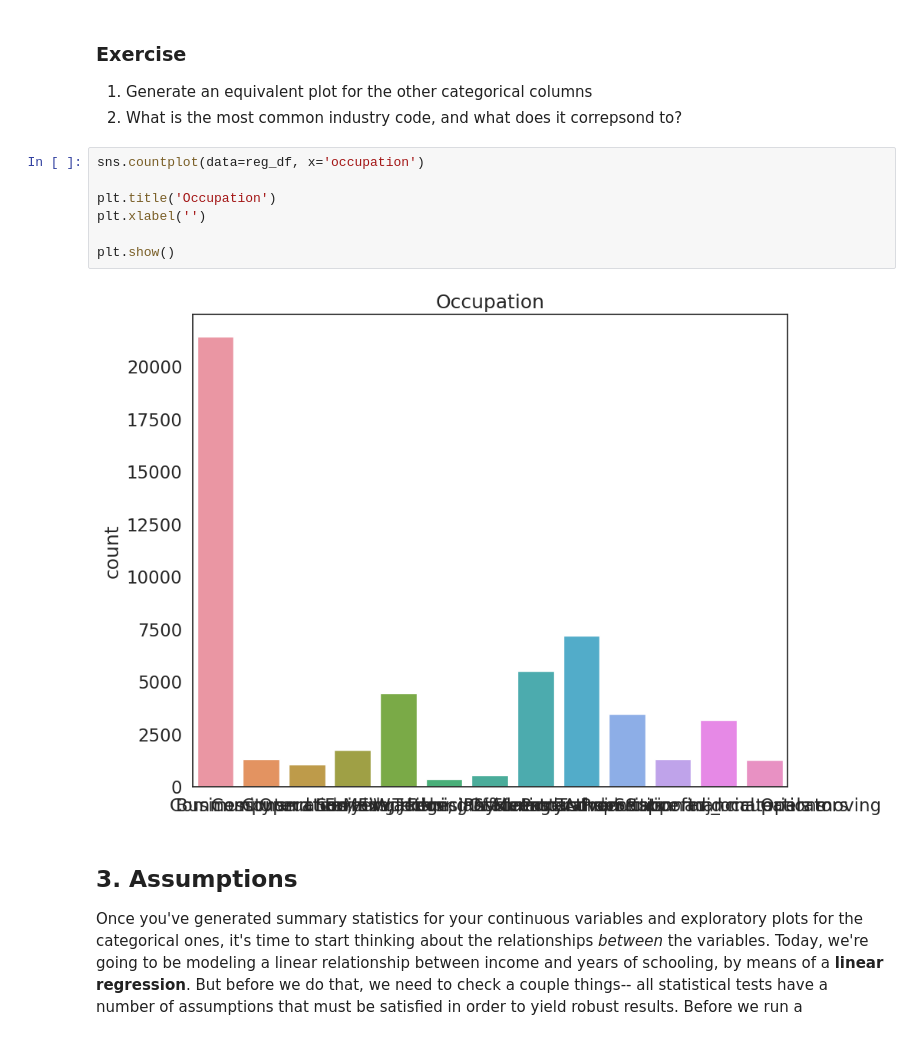
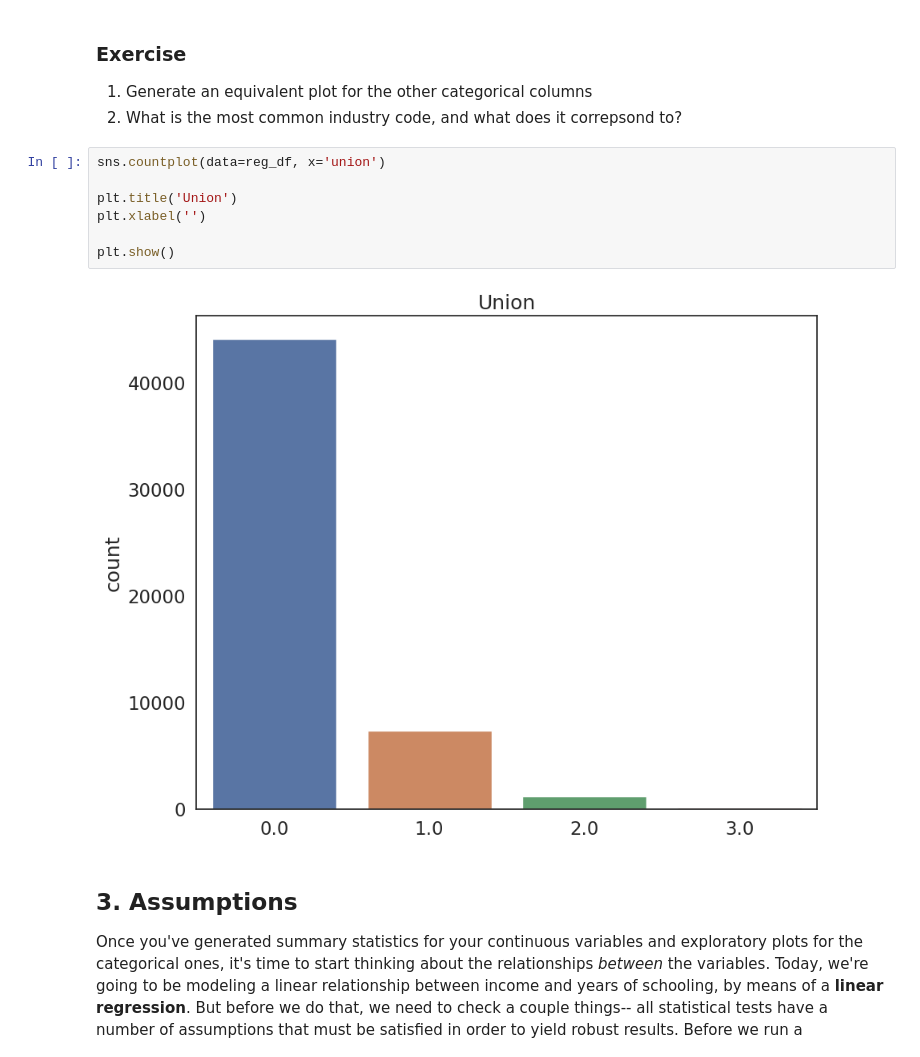
Before and after one commit to uclqede/QM2, a Jupyter notebook: notebooks/W08. Linear Regression.ipynb, the cells around one changed output. Saved outputs shown, nothing was run; the diff lists cells and outputs as text.

```diff
--- a/notebooks/W08. Linear Regression.ipynb
+++ b/notebooks/W08. Linear Regression.ipynb
@@ -171,14 +169,14 @@ plt.show() # show the plot
 1. Generate an equivalent plot for the other categorical columns
 2. What is the most common industry code, and what does it correpsond to?
 # %%
-sns.countplot(data=reg_df, x='occupation')
+sns.countplot(data=reg_df, x='union')
 
-plt.title('Occupation')
+plt.title('Union')
 plt.xlabel('')
 
 plt.show()
 # %% [output]
-[figure, old version]
+[figure, new version]
 # %% [markdown]
 ## 3. Assumptions
 
```
Also changed, not shown: parts of 18 cells of this notebook.
